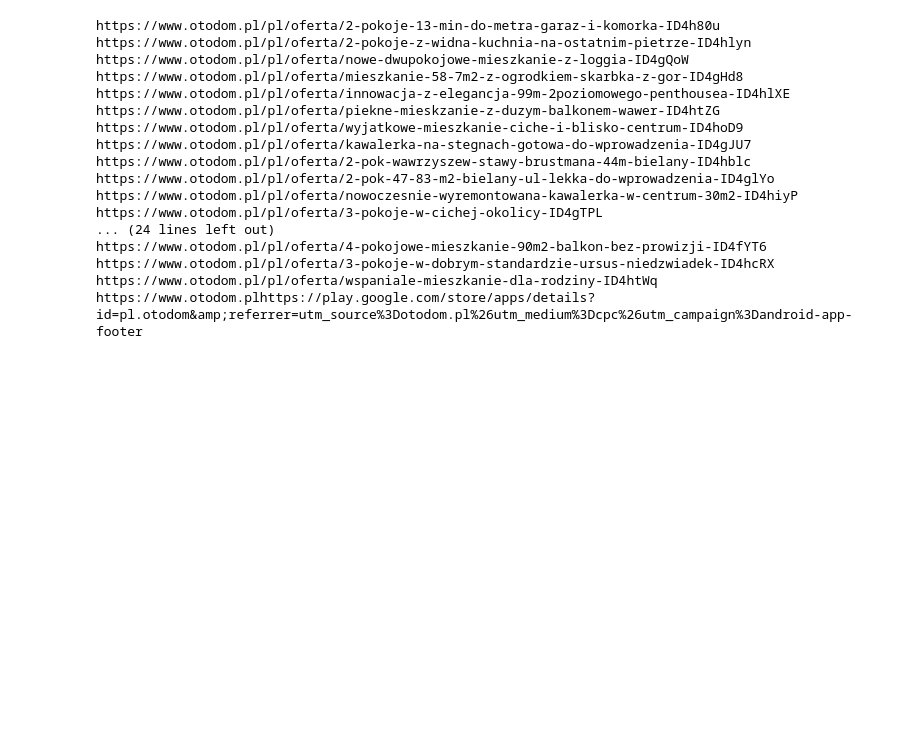
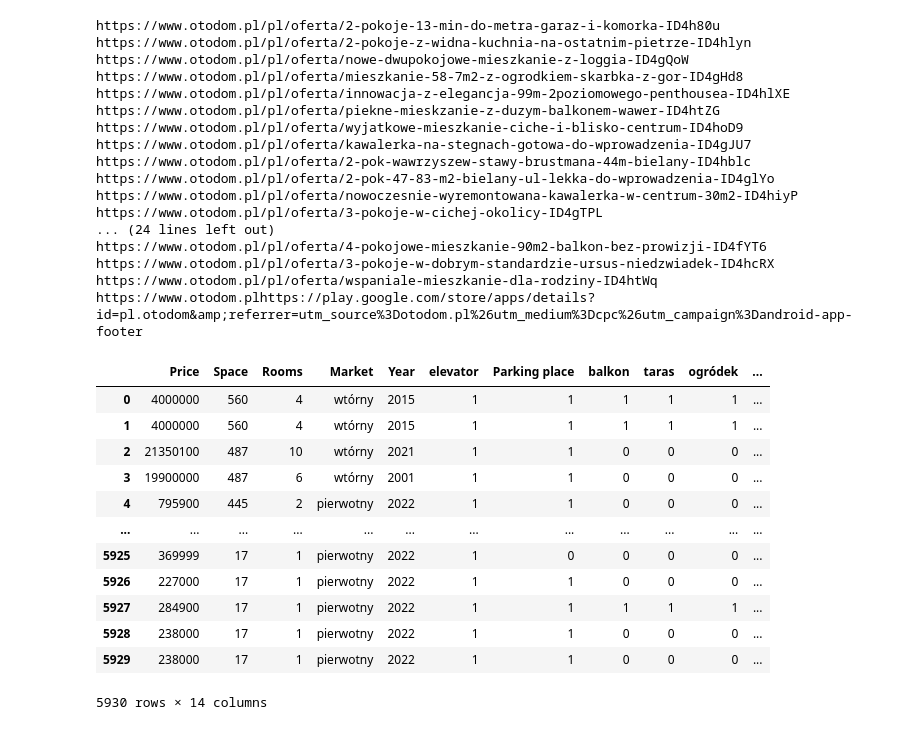
Before and after one commit to CarJung/Uni, a Jupyter notebook: Warsaw_flats/prototyping.ipynb, the cells around one changed output. Drawn from its saved outputs; the diff is of its cells as text; code cells hidden in the pictures; blank space fills up the shorter version.

```diff
--- a/Warsaw_flats/prototyping.ipynb
+++ b/Warsaw_flats/prototyping.ipynb
@@ -685,3 +685,24 @@ https://www.otodom.pl/pl/oferta/4-pokojowe-mieszkanie-90m2-balkon-bez-prowizji-I
 https://www.otodom.pl/pl/oferta/3-pokoje-w-dobrym-standardzie-ursus-niedzwiadek-ID4hcRX
 https://www.otodom.pl/pl/oferta/wspaniale-mieszkanie-dla-rodziny-ID4htWq
 https://www.otodom.plhttps://play.google.com/store/apps/details?id=pl.otodom&amp;referrer=utm_source%3Dotodom.pl%26utm_medium%3Dcpc%26utm_campaign%3Dandroid-app-footer
+# %%
+import pandas as pd
+
+data = pd.read_csv('data/data_clean_removed.csv')
+data =data.iloc[:, 1:]
+# %%
+data
+# %% [output]
+|  | Price | Space | Rooms | Market | Year | elevator | Parking place | balkon | taras | ogródek | ... |
+| 0 | 4000000 | 560 | 4 | wtórny | 2015 | 1 | 1 | 1 | 1 | 1 | ... |
+| 1 | 4000000 | 560 | 4 | wtórny | 2015 | 1 | 1 | 1 | 1 | 1 | ... |
+| 2 | 21350100 | 487 | 10 | wtórny | 2021 | 1 | 1 | 0 | 0 | 0 | ... |
+| 3 | 19900000 | 487 | 6 | wtórny | 2001 | 1 | 1 | 0 | 0 | 0 | ... |
+| 4 | 795900 | 445 | 2 | pierwotny | 2022 | 1 | 1 | 0 | 0 | 0 | ... |
+| ... | ... | ... | ... | ... | ... | ... | ... | ... | ... | ... | ... |
+| 5925 | 369999 | 17 | 1 | pierwotny | 2022 | 1 | 0 | 0 | 0 | 0 | ... |
+| 5926 | 227000 | 17 | 1 | pierwotny | 2022 | 1 | 1 | 0 | 0 | 0 | ... |
+| 5927 | 284900 | 17 | 1 | pierwotny | 2022 | 1 | 1 | 1 | 1 | 1 | ... |
+| 5928 | 238000 | 17 | 1 | pierwotny | 2022 | 1 | 1 | 0 | 0 | 0 | ... |
+| 5929 | 238000 | 17 | 1 | pierwotny | 2022 | 1 | 1 | 0 | 0 | 0 | ... |
+5930 rows × 14 columns
```
Also changed, not shown: parts of 2 cells of this notebook, 3 other files.
